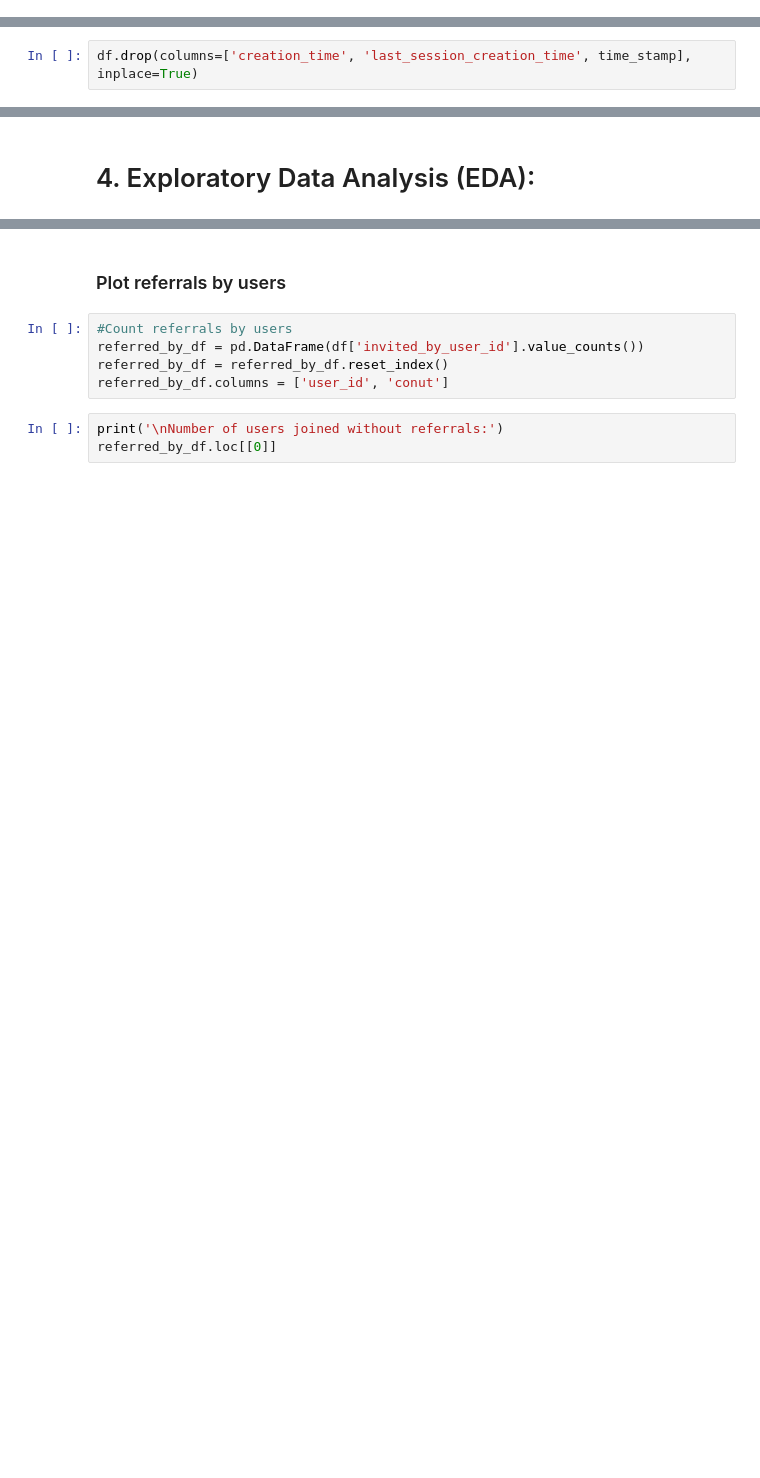
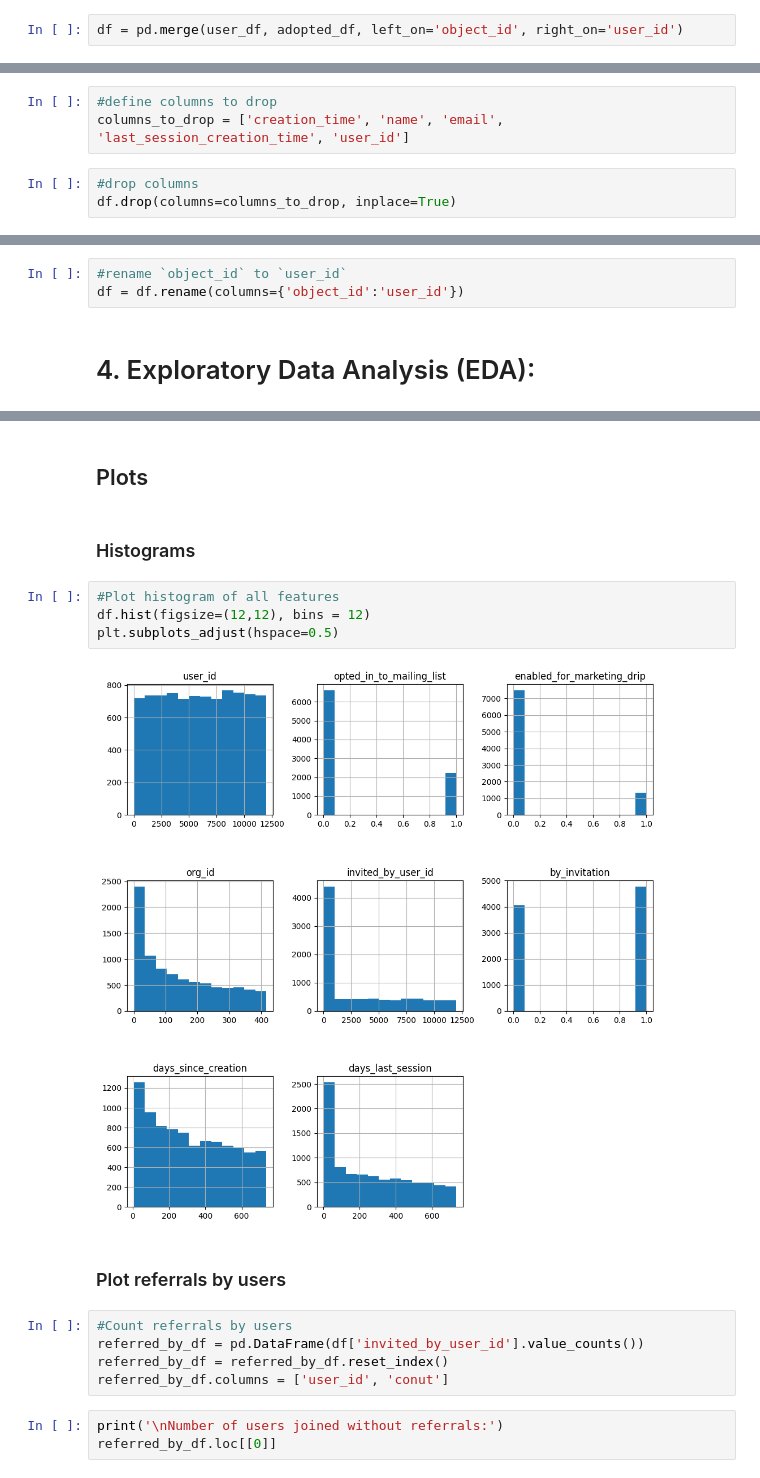
Before and after one commit to faridjn/-Springboard-7_2_5_API-Mini-Project, a Jupyter notebook: Unit 27 - Interview Challanges/2. relax_challenge/Notebooks/relax_challange.ipynb, the cells around one changed output, grey strips where cells are left out. Drawn from its saved outputs; the diff is of its cells as text; blank space fills up the shorter version.

```diff
--- a/Unit 27 - Interview Challanges/2. relax_challenge/Notebooks/relax_challange.ipynb
+++ b/Unit 27 - Interview Challanges/2. relax_challenge/Notebooks/relax_challange.ipynb
@@ -383,0 +362,2 @@ df['days_last_session'] = (last_date - df['last_session_creation_time']).dt.days
+# %%
+df = pd.merge(user_df, adopted_df, left_on='object_id', right_on='user_id')
@@ -386,2 +385,6 @@ df['days_last_session'] = (last_date - df['last_session_creation_time']).dt.days
+# %%
+#define columns to drop
+columns_to_drop = ['creation_time', 'name', 'email', 'last_session_creation_time', 'user_id']
 # %%
-df.drop(columns=['creation_time', 'last_session_creation_time', time_stamp], inplace=True)
+#drop columns
+df.drop(columns=columns_to_drop, inplace=True)
@@ -404,2 +391,5 @@ df.sample(1).T
+# %%
+#rename `object_id` to `user_id`
+df = df.rename(columns={'object_id':'user_id'})
 # %% [markdown]
 # 4. Exploratory Data Analysis (EDA):
@@ -406,3 +425,13 @@ df.sample(1).T
+# %% [markdown]
+## Plots
+# %% [markdown]
+### Histograms
+# %%
+#Plot histogram of all features
+df.hist(figsize=(12,12), bins = 12)
+plt.subplots_adjust(hspace=0.5)
+# %% [output]
+[figure, added]
 # %% [markdown]
 ### Plot referrals by users
 # %%
```
Also changed, not shown: parts of 83 cells of this notebook, 1 other file.
